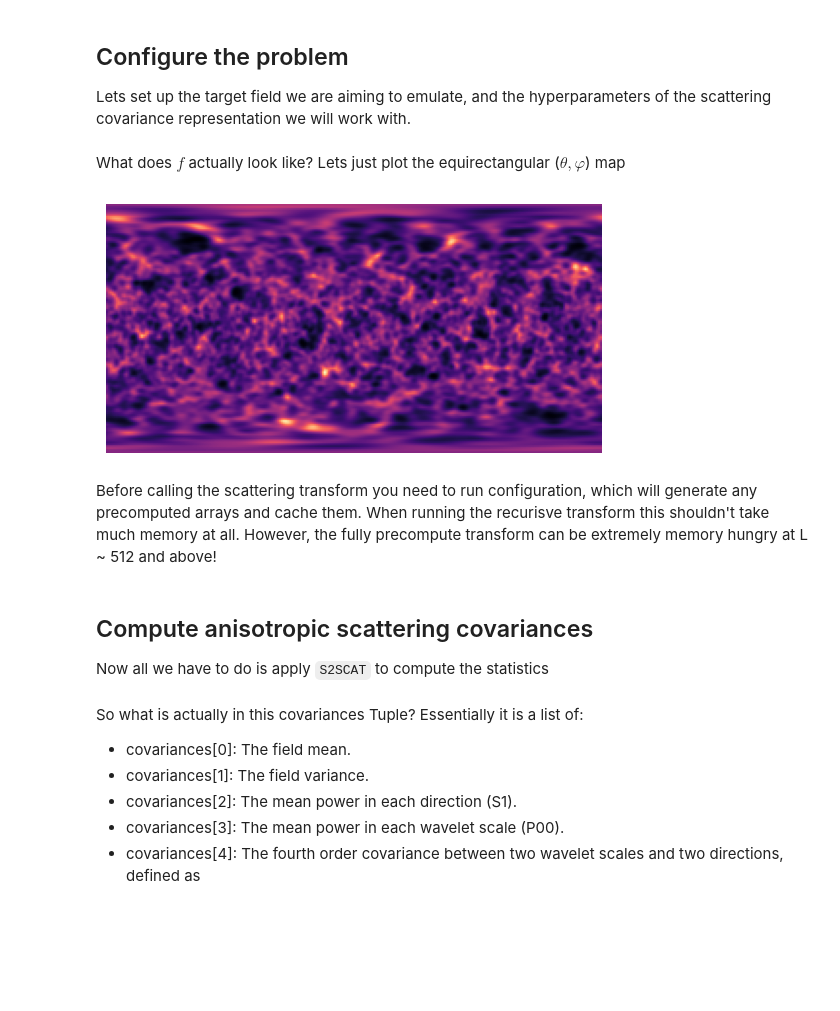
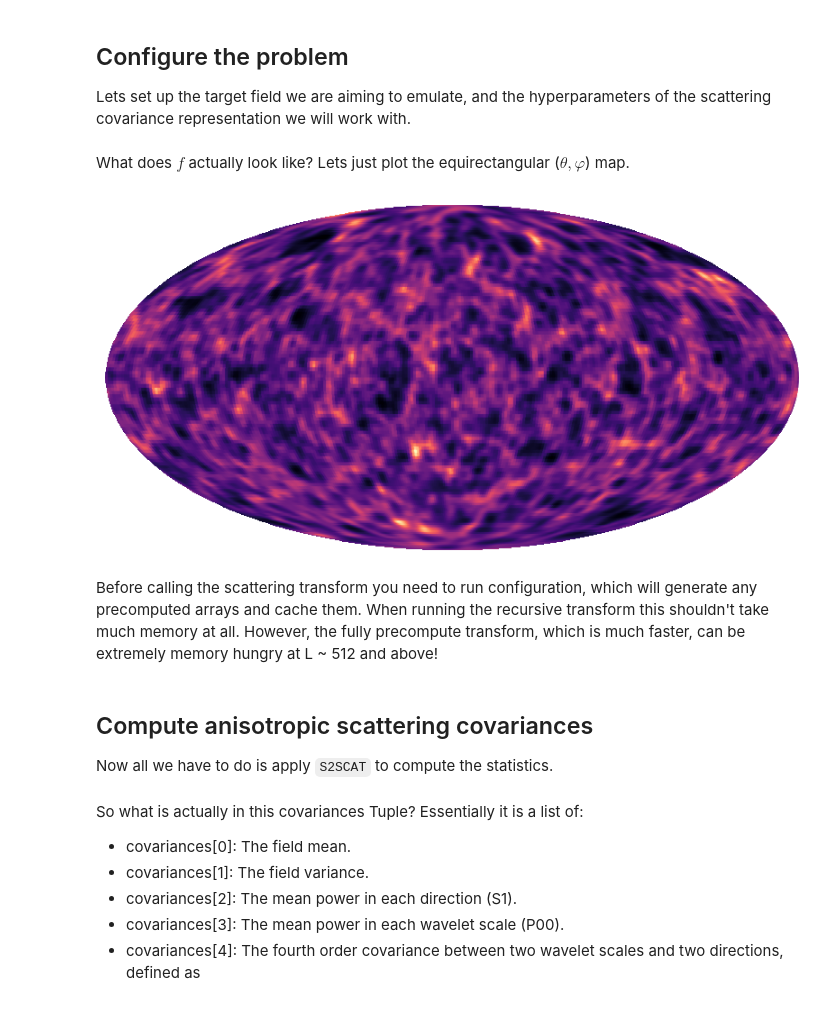
Before and after one commit to astro-informatics/s2scat, a Jupyter notebook: notebooks/compression.ipynb, the cells around one changed output. Saved outputs shown, nothing was run; the diff lists cells and outputs as text; code cells hidden in the pictures; blank space fills up the shorter version.

Commit message:
Add plotting to notebook, minor clarifications to discussions

```diff
--- a/notebooks/compression.ipynb
+++ b/notebooks/compression.ipynb
@@ -50,24 +59,26 @@ J_min = 0              # Minimum wavelet scale.
 reality = True         # Input signal is real.
 
 # Lets load in the spherical field we wish to emulate and its harmonic coefficients.
-f = np.load('data/WL_example_f_{}.npy'.format(L))
-flm = np.load('data/WL_example_flm_{}.npy'.format(L))
+f = np.load(f'data/WL_example_f_{L}.npy')
+flm = np.load(f'data/WL_example_flm_{L}.npy')
 # %% [markdown]
-What does $f$ actually look like? Lets just plot the equirectangular ($\theta,\varphi$) map
+What does $f$ actually look like? Lets just plot the equirectangular ($\theta,\varphi$) map.
 # %%
-plt.imshow(f, cmap='magma')
+plt.figure(figsize=(10,5))
+ax = plt.axes(projection=ccrs.Mollweide())
+im = ax.imshow(f, transform=ccrs.PlateCarree(), cmap='magma')
 plt.axis('off')
 plt.show()
 # %% [output]
-[figure, old version]
+[figure, new version]
 # %% [markdown]
-Before calling the scattering transform you need to run configuration, which will generate any precomputed arrays and cache them. When running the recurisve transform this shouldn't take much memory at all. However, the fully precompute transform can be extremely memory hungry at L ~ 512 and above!
+Before calling the scattering transform you need to run configuration, which will generate any precomputed arrays and cache them. When running the recursive transform this shouldn't take much memory at all. However, the fully precompute transform, which is much faster, can be extremely memory hungry at L ~ 512 and above!
 # %%
 config = s2scat.configure(L, N, J_min, reality)
 # %% [markdown]
 ## Compute anisotropic scattering covariances
 
-Now all we have to do is apply ``S2SCAT`` to compute the statistics
+Now all we have to do is apply ``S2SCAT`` to compute the statistics.
 # %%
 covariances = s2scat.scatter(flm, L, N, J_min, reality, config)
 # %% [markdown]
```
Also changed, not shown: parts of 8 cells of this notebook.
